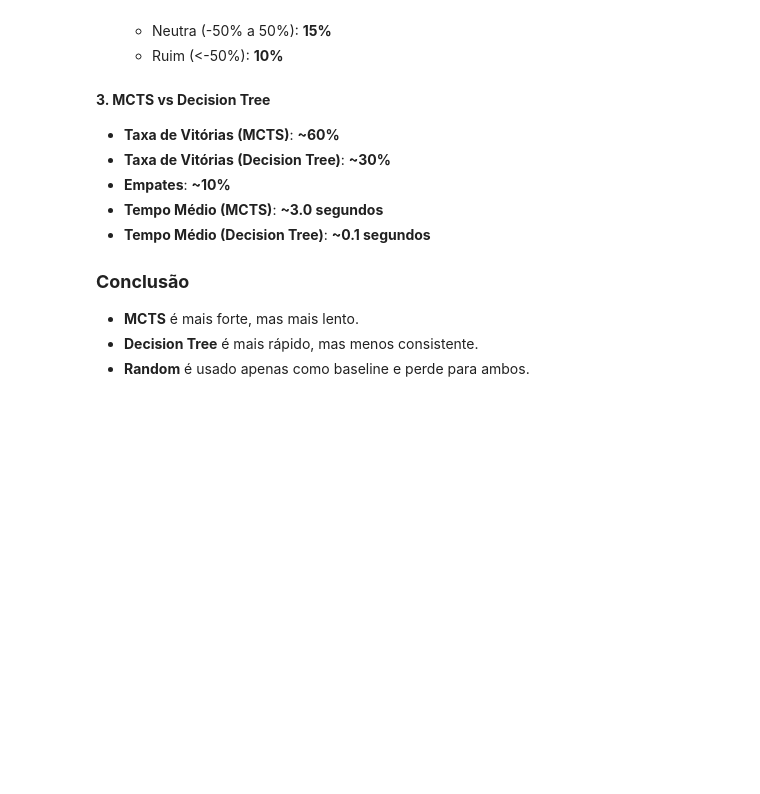
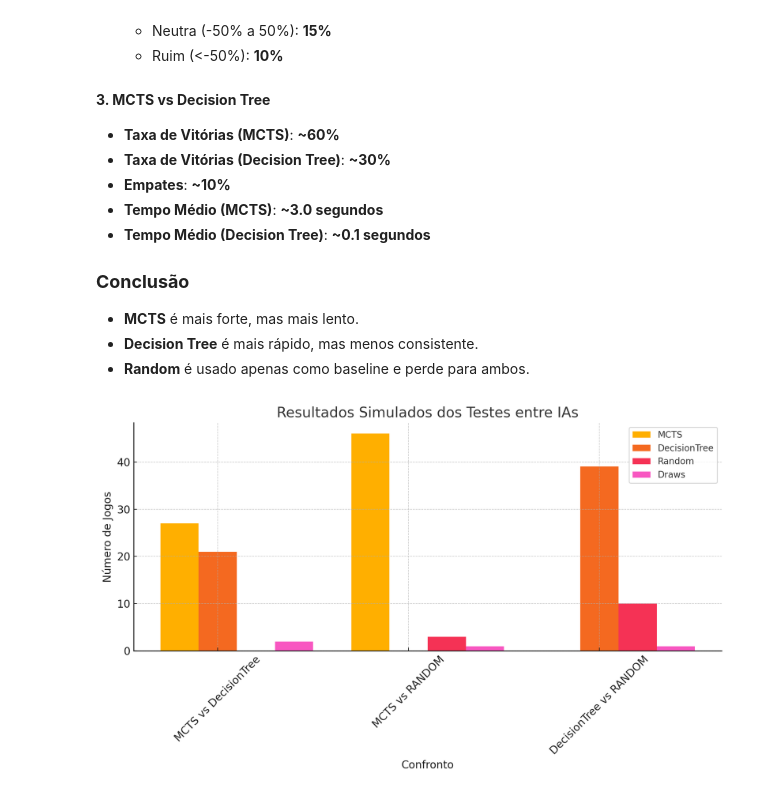
Before and after one commit to sofiabucci/AIProject, a Jupyter notebook: notebooks/Relatório.ipynb, the cells around one changed output. Cells and saved outputs as stored; diff of their text form; code cells hidden in the pictures; blank space fills up the shorter version.

```diff
--- a/notebooks/Relatório.ipynb
+++ b/notebooks/Relatório.ipynb
@@ -159,3 +159,10 @@ def record_response_time(ai_type: str, time_taken: float, game_phase: str = None
 - **MCTS** é mais forte, mas mais lento.
 - **Decision Tree** é mais rápido, mas menos consistente.
 - **Random** é usado apenas como baseline e perde para ambos.
+# %%
+from IPython.display import Image
+
+# Caminho relativo ou absoluto da imagem
+Image(filename="results.png")
+# %% [output]
+[figure, added]
```
Also changed, not shown: 2 other files.
